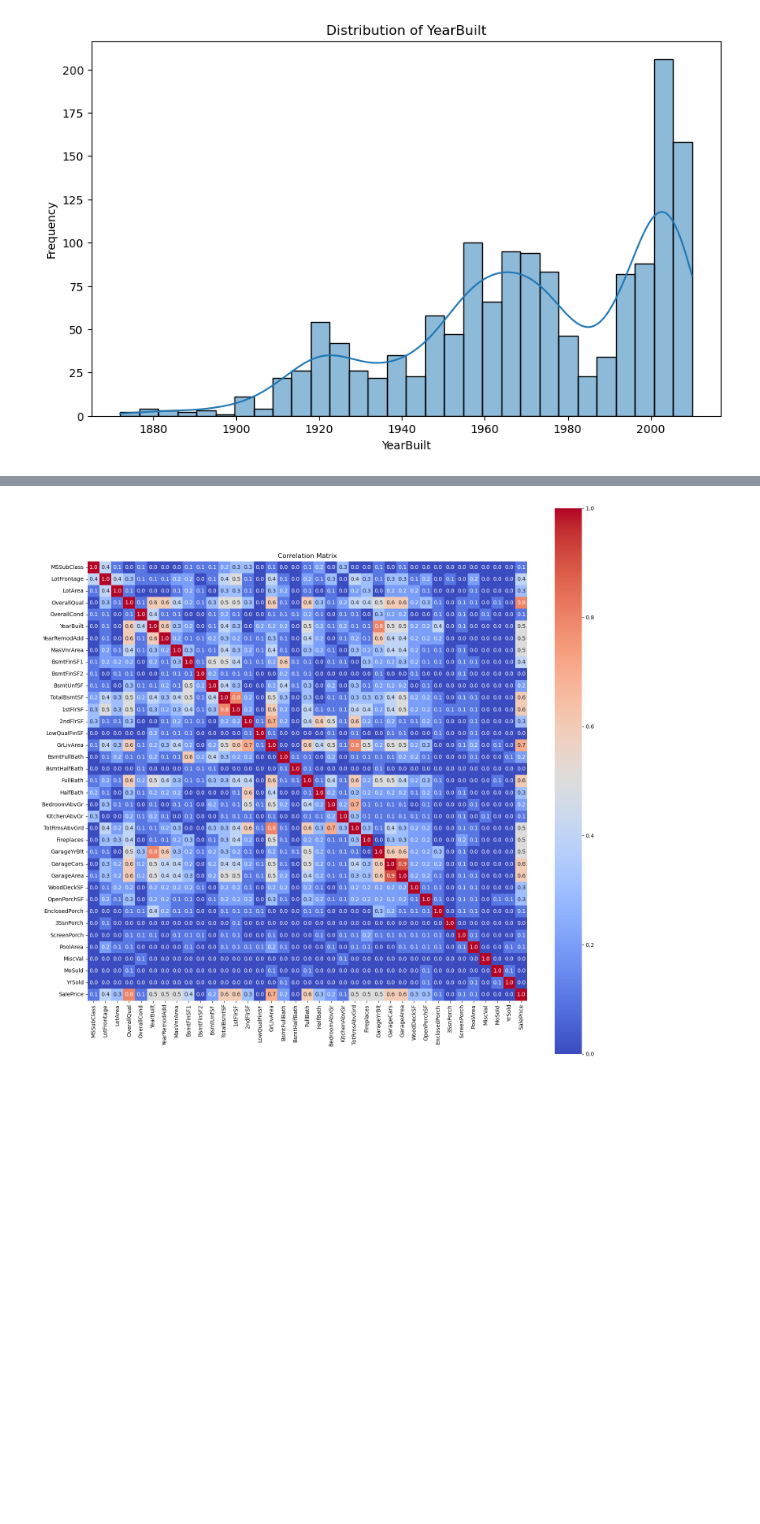
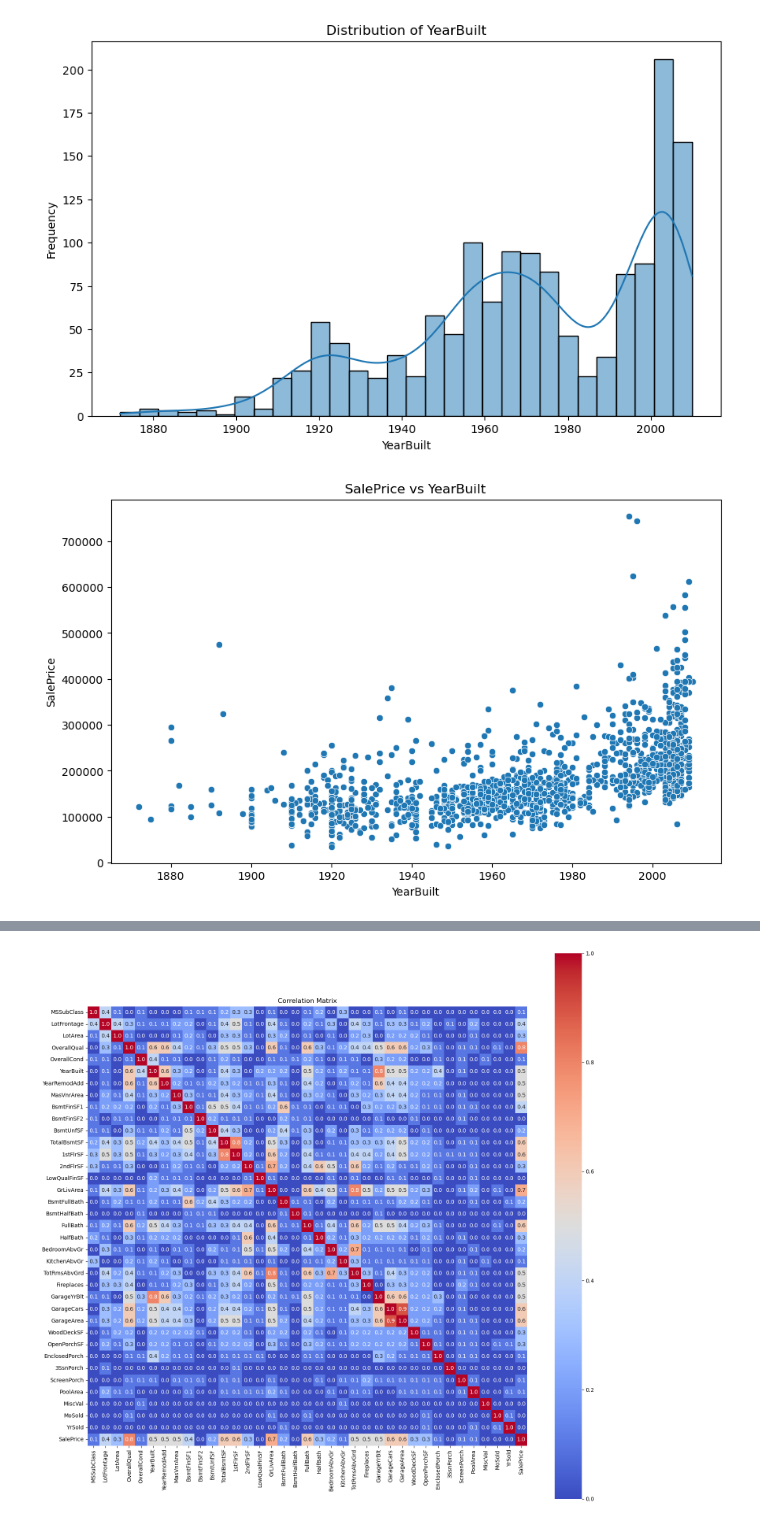
Before and after one commit to Samuel-engineer/simple_to_advanced-Regression, a Jupyter notebook: Notebook.ipynb, the cells around one changed output, grey strips where cells are left out. Saved outputs shown, nothing was run; the diff lists cells and outputs as text; code cells hidden in the pictures; blank space fills up the shorter version.

```diff
--- a/Notebook.ipynb
+++ b/Notebook.ipynb
@@ -405,3 +428,7 @@ plot_feature_distribution(data_train, 'YrSold')
 plot_feature_distribution(data_train, 'YearBuilt')
 # %% [output]
 [figure]
+# %%
+plot_scatter(data_train, 'YearBuilt', 'SalePrice')
+# %% [output]
+[figure, added]
```
Also changed, not shown: parts of 20 cells of this notebook, 1 other file.
